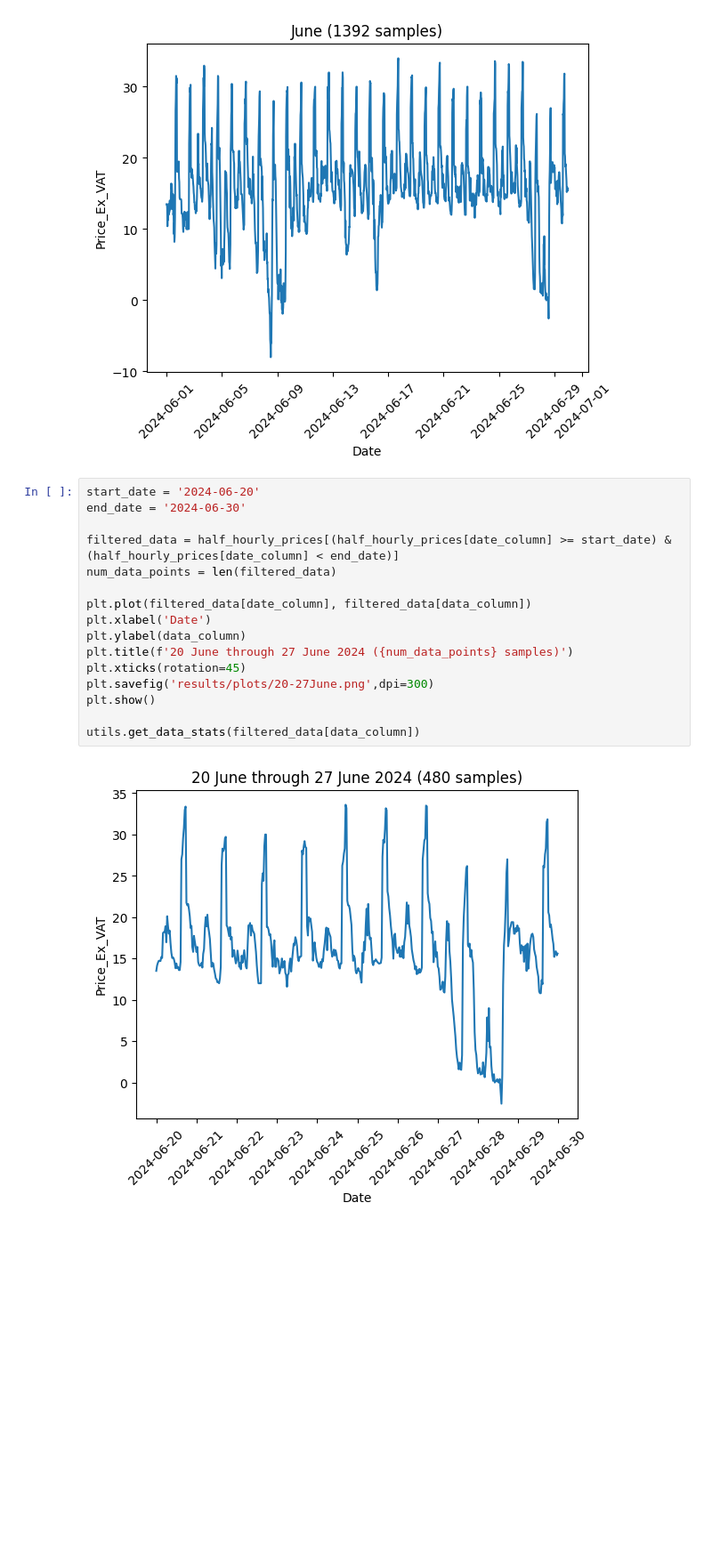
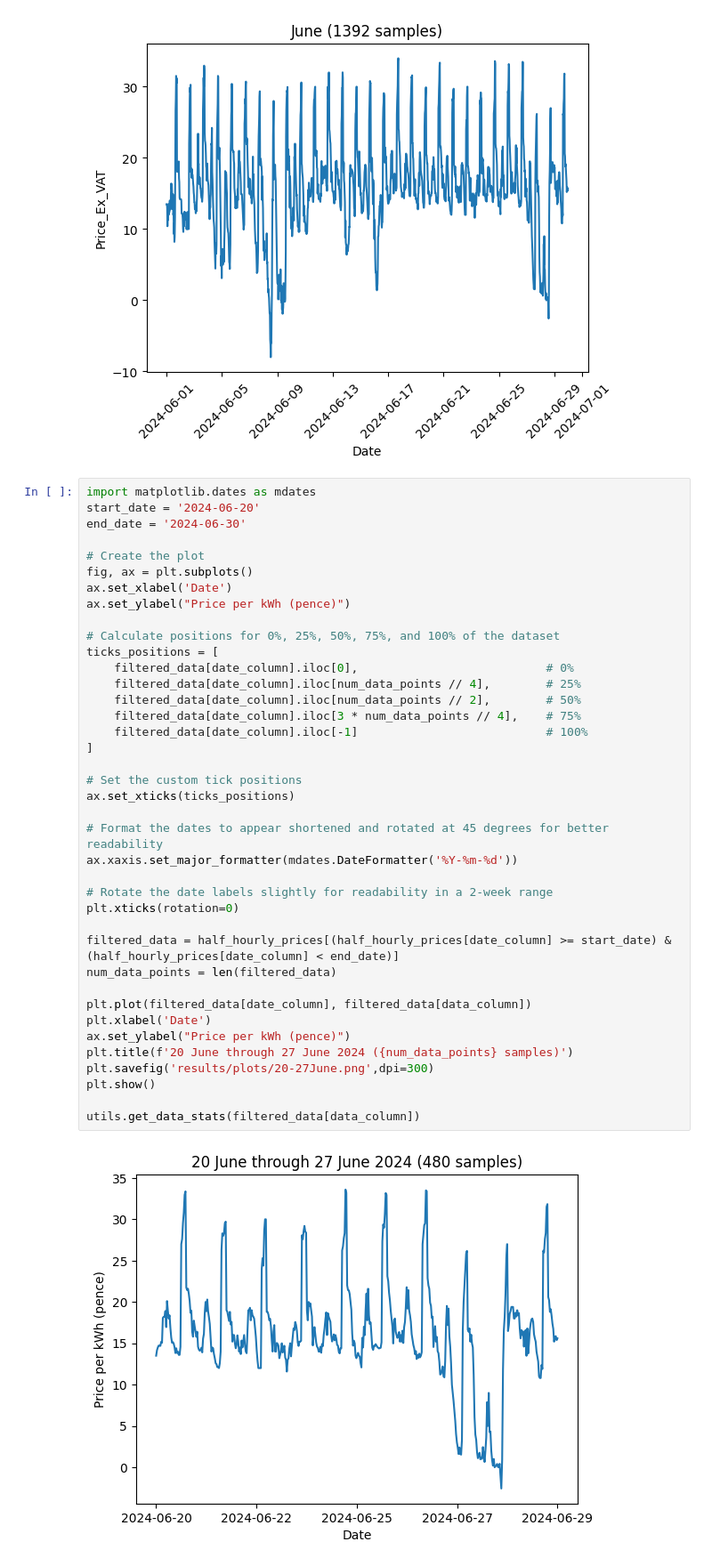
Before and after one commit to williamrodz/llm_for_ts_electricity_prices_forecasting, a Jupyter notebook: real_world_case_study.ipynb, the cells around one changed output. Shown at 89% size. Drawn from its saved outputs; the diff is of its cells as text; blank space fills up the shorter version.

```diff
--- a/real_world_case_study.ipynb
+++ b/real_world_case_study.ipynb
@@ -71,23 +71,46 @@ plt.show()
 # %% [output]
 [figure]
 # %%
+import matplotlib.dates as mdates
 start_date = '2024-06-20'
 end_date = '2024-06-30'
+
+# Create the plot
+fig, ax = plt.subplots()
+ax.set_xlabel('Date')
+ax.set_ylabel("Price per kWh (pence)")
+
+# Calculate positions for 0%, 25%, 50%, 75%, and 100% of the dataset
+ticks_positions = [
+    filtered_data[date_column].iloc[0],                           # 0%
+    filtered_data[date_column].iloc[num_data_points // 4],        # 25%
+    filtered_data[date_column].iloc[num_data_points // 2],        # 50%
+    filtered_data[date_column].iloc[3 * num_data_points // 4],    # 75%
+    filtered_data[date_column].iloc[-1]                           # 100%
+]
+
+# Set the custom tick positions
+ax.set_xticks(ticks_positions)
+
+# Format the dates to appear shortened and rotated at 45 degrees for better readability
+ax.xaxis.set_major_formatter(mdates.DateFormatter('%Y-%m-%d'))
+
+# Rotate the date labels slightly for readability in a 2-week range
+plt.xticks(rotation=0)
 
 filtered_data = half_hourly_prices[(half_hourly_prices[date_column] >= start_date) & (half_hourly_prices[date_column] < end_date)]
 num_data_points = len(filtered_data)
 
 plt.plot(filtered_data[date_column], filtered_data[data_column])
 plt.xlabel('Date')
-plt.ylabel(data_column)
+ax.set_ylabel("Price per kWh (pence)")
 plt.title(f'20 June through 27 June 2024 ({num_data_points} samples)')
-plt.xticks(rotation=45)
 plt.savefig('results/plots/20-27June.png',dpi=300)
 plt.show()
 
 utils.get_data_stats(filtered_data[data_column])
 # %% [output]
-[figure, old version]
+[figure, new version]
 count    480.000000
 mean      16.184667
 std        6.469421
```
Also changed, not shown: parts of 1 cell of this notebook, 2 other files.
